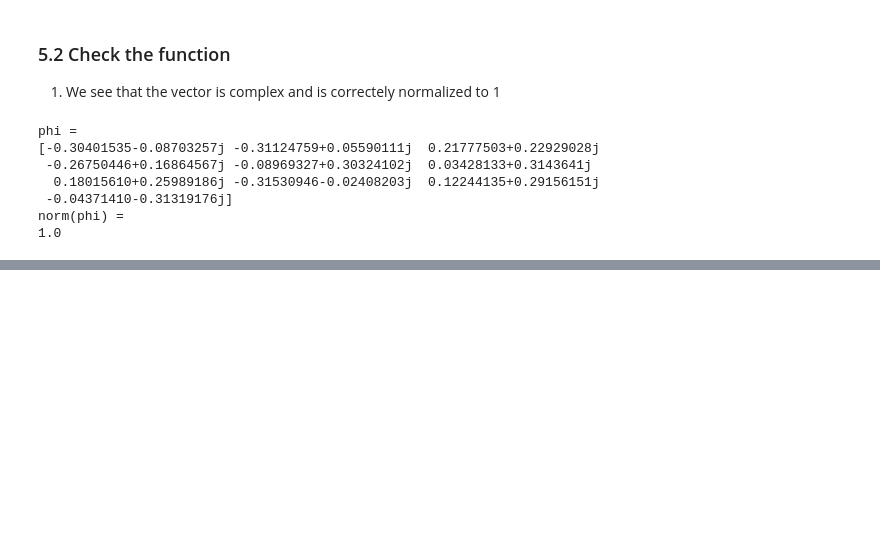
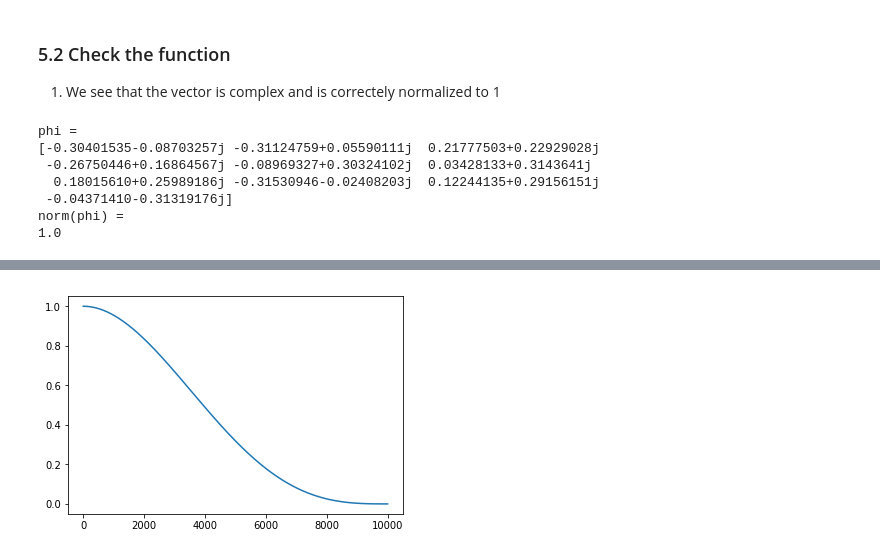
Before and after one commit to brucefan1983/LSQT-Jupyter, a Jupyter notebook: LSQT.ipynb, the cells around one changed output, grey strips where cells are left out. Drawn from its saved outputs; the diff is of its cells as text; code cells hidden in the pictures; blank space fills up the shorter version.

Commit message:
add Jackson damping factor

```diff
--- a/LSQT.ipynb
+++ b/LSQT.ipynb
@@ -206,0 +253,20 @@ norm(phi) =
+# %%
+def jackson_damping(M):
+    """
+    Calculate the Jackson damping factor
+    Inputs:
+        M (int):           Number of Chebyshev moments
+    Outputs:
+        g (real ndarray):  The Jackson damping factor
+    """
+    m = np.arange(M)
+    a = 1.0 / (M + 1.0)
+    g = (1.0 - m * a) * np.cos(np.pi * m * a)
+    g += a * np.sin(np.pi * m * a) / np.tan(np.pi * a)
+    return g
+# %%
+M = 10000
+plt.plot(np.arange(M), jackson_damping(M))
+plt.show()
+# %% [output]
+[figure, added]
```
Also changed, not shown: parts of 5 cells of this notebook.
